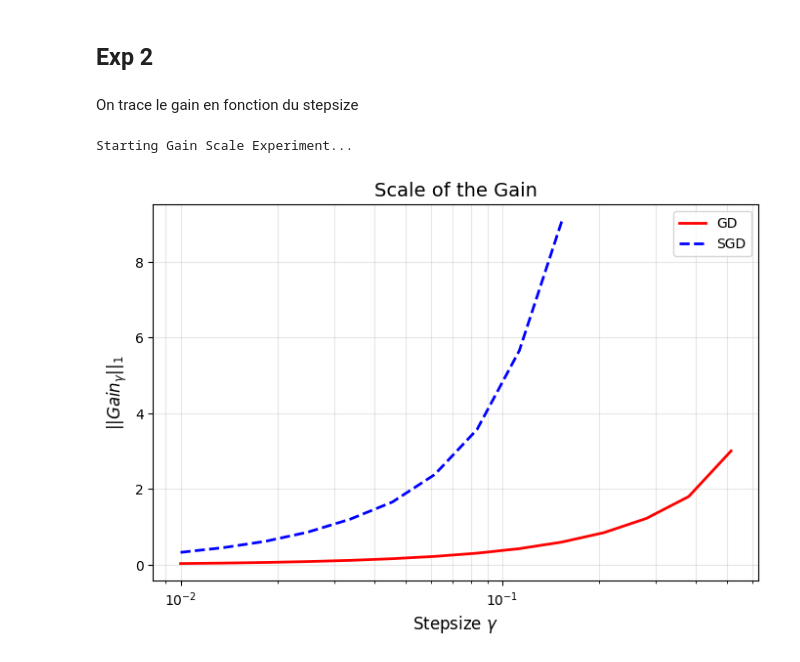
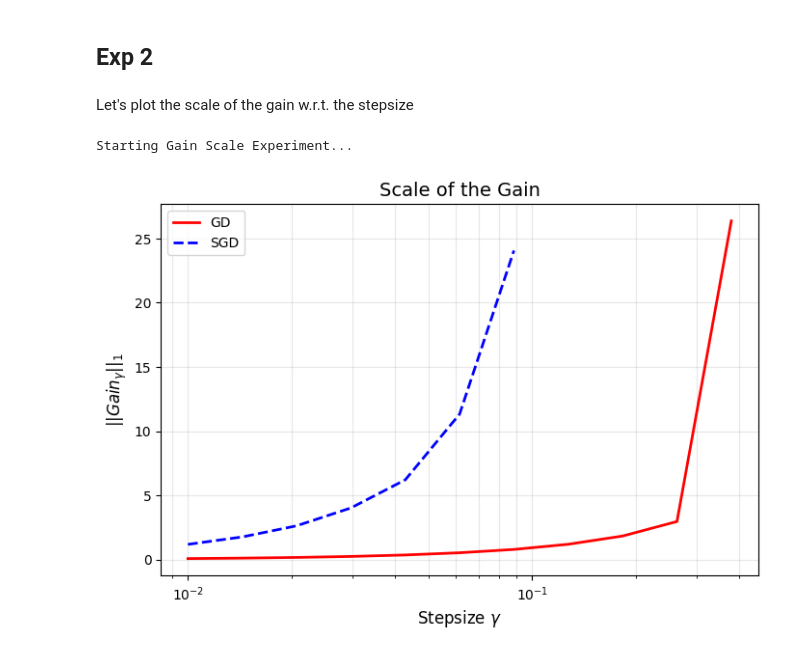
Before and after one commit to produit-scalaire/Projet_TDL, a Jupyter notebook: main.ipynb, the cells around one changed output. Saved outputs shown, nothing was run; the diff lists cells and outputs as text; code cells hidden in the pictures.

Commit message:
Ajout experience 2 et expérience batch size

```diff
--- a/main.ipynb
+++ b/main.ipynb
@@ -173,7 +173,7 @@ plt.show()
 # %% [markdown]
 ## Exp 2
 # %% [markdown]
-On trace le gain en fonction du stepsize
+Let's plot the scale of the gain w.r.t. the stepsize
 # %%
 n = 20
 d = 30
@@ -182,7 +182,7 @@ alpha = 0.1
 
 X, y, w_star = generate_data(n, d, k)
 
-stepsizes = np.logspace(-2, 0.5, 20)
+stepsizes = np.logspace(-2, 1, 20)
 # %%
 def compute_gain_scale(model, X, y, lr, epochs, mode='gd', batch_size=1, threshold=1e-5):
     criterion = nn.MSELoss()
@@ -203,7 +203,6 @@ def compute_gain_scale(model, X, y, lr, epochs, mode='gd', batch_size=1, thresho
             optimizer.zero_grad()
             output = model(batch_X)
 
-            # Loss for DLN is L(u \odot v)
             loss = criterion(output, batch_y)
             loss.backward()
 
@@ -237,33 +236,33 @@ def compute_gain_scale(model, X, y, lr, epochs, mode='gd', batch_size=1, thresho
     return torch.norm(total_gain, p=1).item()
 
 # Experiment parameters
 gain_scales_gd = []
 gain_scales_sgd = []
 
 print("Starting Gain Scale Experiment...")
 for lr in stepsizes:
     # Scale for GD
     model_gd = DLN(d, 1, d, alpha=alpha).to(device)
-    gain_gd = compute_gain_scale(model_gd, X, y, lr, epochs=5000, mode='gd')
+    gain_gd = compute_gain_scale(model_gd, X, y, lr, epochs=500, mode='gd')
     gain_scales_gd.append(gain_gd)
 
     # Scale for SGD
     model_sgd = DLN(d, 1, d, alpha=alpha).to(device)
-    gain_sgd = compute_gain_scale(model_sgd, X, y, lr, epochs=5000, mode='sgd', batch_size=1)
+    gain_sgd = compute_gain_scale(model_sgd, X, y, lr, epochs=500, mode='sgd', batch_size=1)
     gain_scales_sgd.append(gain_sgd)
 
 # Plotting
 plt.figure(figsize=(8, 5))
 plt.plot(stepsizes, gain_scales_gd, 'r-', label='GD', linewidth=2)
 plt.plot(stepsizes, gain_scales_sgd, 'b--', label='SGD', linewidth=2)
 
 plt.xscale('log')
 plt.xlabel('Stepsize $\gamma$', fontsize=12)
 plt.ylabel('$||Gain_{\gamma}||_1$', fontsize=12)
 plt.title('Scale of the Gain', fontsize=14)
 plt.legend()
 plt.grid(True, which="both", ls="-", alpha=0.3)
 plt.show()
 # %% [output]
 Starting Gain Scale Experiment...
-[figure, old version]
+[figure, new version]
```
Also changed, not shown: parts of 6 cells of this notebook.
